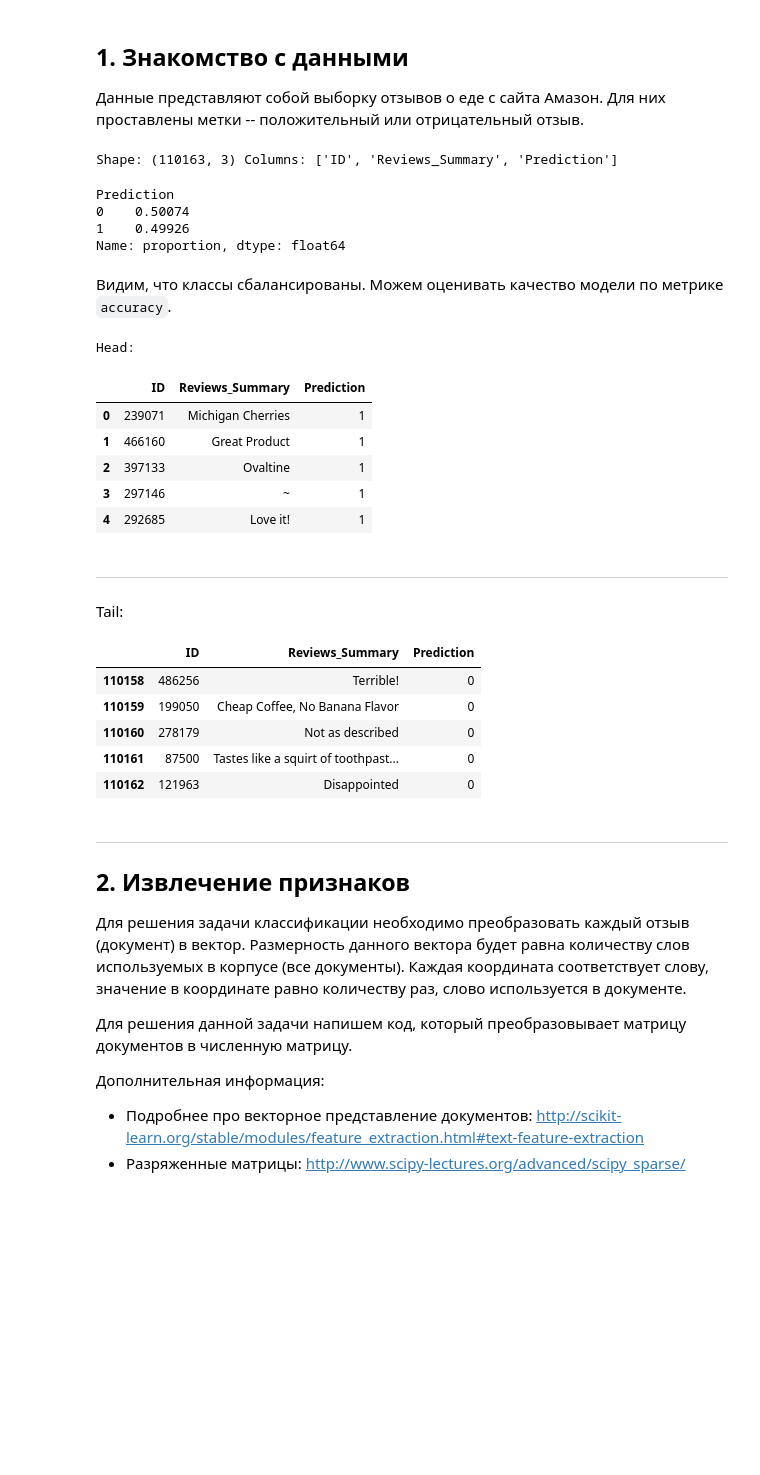
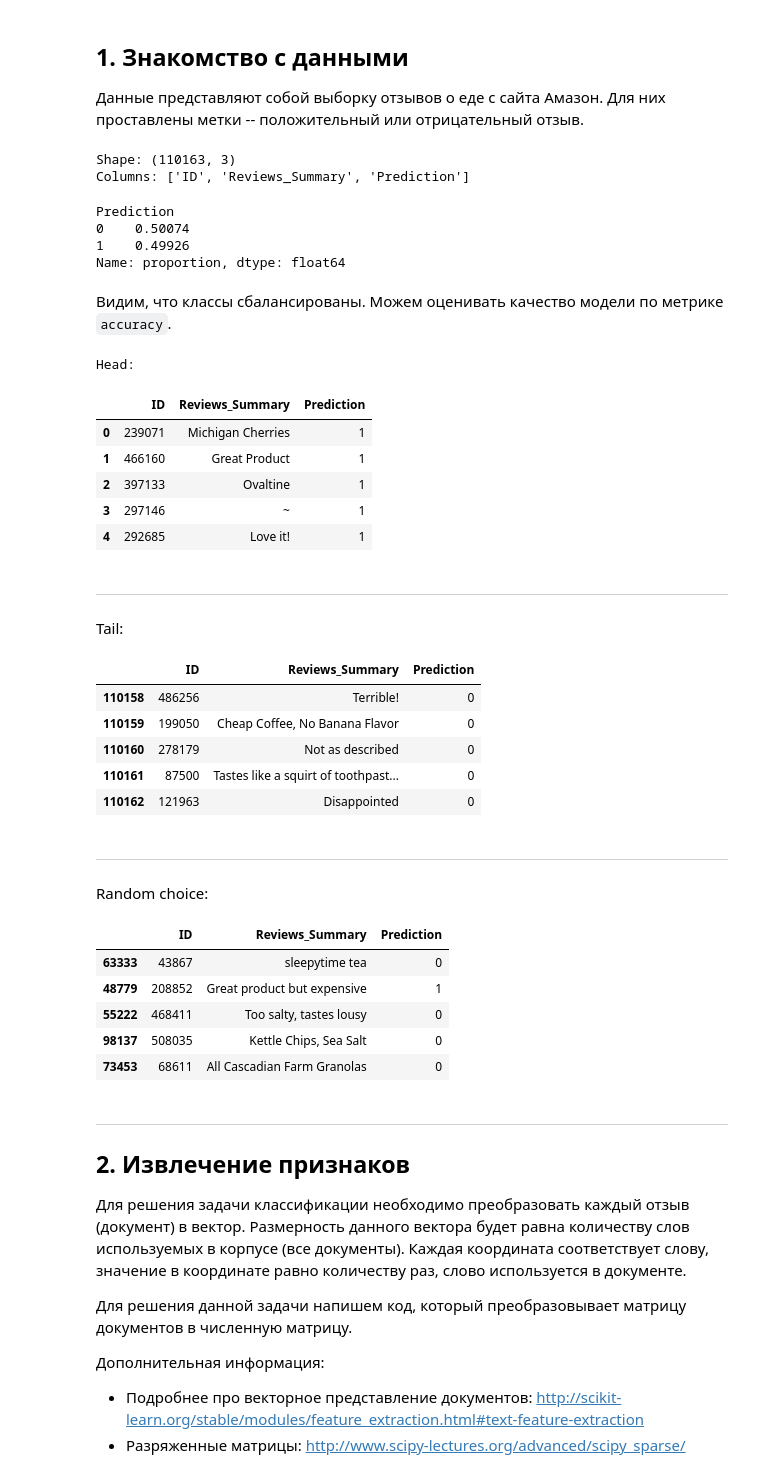
Before and after one commit to totkin/python-professional-2023, a Jupyter notebook: homework_07/homework.ipynb, the cells around one changed output. Drawn from its saved outputs; the diff is of its cells as text; code cells hidden in the pictures; blank space fills up the shorter version.

```diff
--- a/homework_07/homework.ipynb
+++ b/homework_07/homework.ipynb
@@ -30,10 +34,11 @@ from IPython.display import HTML, display
 Данные представляют собой выборку отзывов о еде с сайта Амазон. Для них проставлены метки -- положительный или отрицательный отзыв.
 # %%
 train_df = pd.read_csv('./data/train.csv')
-print('Shape:', train_df.shape, 'Columns:', train_df.columns.tolist())
+print('Shape:', train_df.shape, '\nColumns:', train_df.columns.tolist())
 display(train_df.Prediction.value_counts(normalize=True))
 # %% [output]
-Shape: (110163, 3) Columns: ['ID', 'Reviews_Summary', 'Prediction']
+Shape: (110163, 3)
+Columns: ['ID', 'Reviews_Summary', 'Prediction']
 Prediction
 0    0.50074
 1    0.49926
@@ -43,23 +48,34 @@ Name: proportion, dtype: float64
 # %%
 print('Head:')
 display(train_df.head())
 display(HTML('<hr>Tail:'))
 display(train_df.tail())
+
+chosen_idx = np.random.choice(train_df.shape[0], replace=False, size=5)
+display(HTML('<hr>Random choice:'))
+display(train_df.iloc[chosen_idx])
 # %% [output]
 Head:
 |  | ID | Reviews_Summary | Prediction |
 | 0 | 239071 | Michigan Cherries | 1 |
 | 1 | 466160 | Great Product | 1 |
 | 2 | 397133 | Ovaltine | 1 |
 | 3 | 297146 | ~ | 1 |
 | 4 | 292685 | Love it! | 1 |
 Tail:
 |  | ID | Reviews_Summary | Prediction |
 | 110158 | 486256 | Terrible! | 0 |
 | 110159 | 199050 | Cheap Coffee, No Banana Flavor | 0 |
 | 110160 | 278179 | Not as described | 0 |
 | 110161 | 87500 | Tastes like a squirt of toothpast... | 0 |
 | 110162 | 121963 | Disappointed | 0 |
+Random choice:
+|  | ID | Reviews_Summary | Prediction |
+| 63333 | 43867 | sleepytime tea | 0 |
+| 48779 | 208852 | Great product but expensive | 1 |
+| 55222 | 468411 | Too salty, tastes lousy | 0 |
+| 98137 | 508035 | Kettle Chips, Sea Salt | 0 |
+| 73453 | 68611 | All Cascadian Farm Granolas | 0 |
 # %% [markdown]
 
 ----------
```
Also changed, not shown: parts of 7 cells of this notebook, 2 other files.
